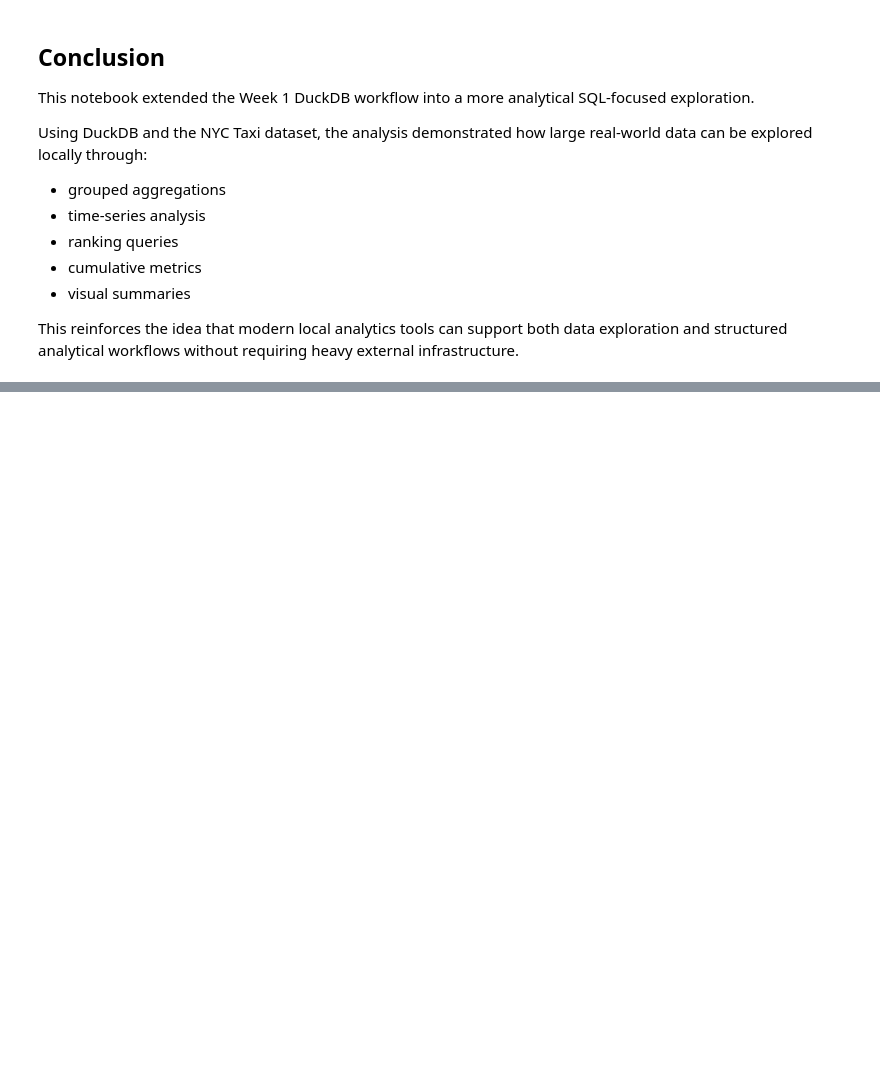
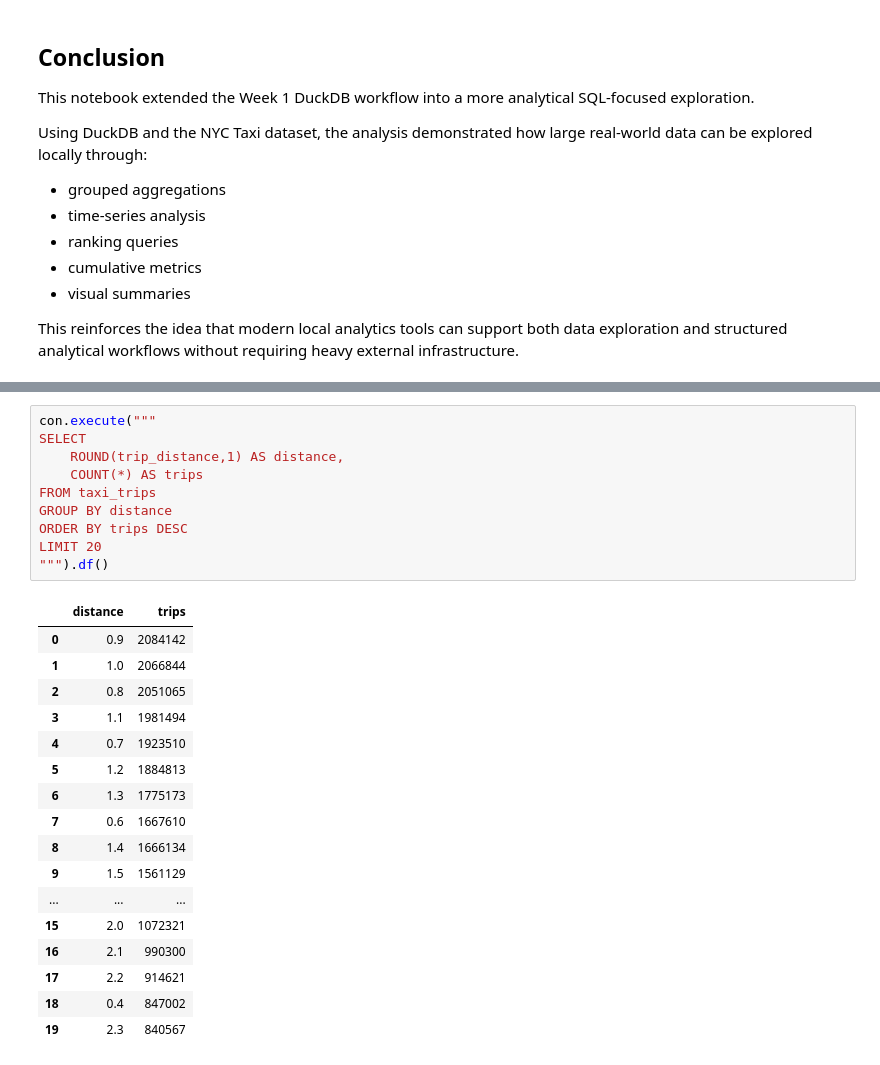
Before and after one commit to Senseijay44/nyc-taxi-analysis, a Jupyter notebook: notebooks/02_analytical_sql_patterns.ipynb, the cells around one changed output, grey strips where cells are left out. Saved outputs shown, nothing was run; the diff lists cells and outputs as text; blank space fills up the shorter version.

```diff
--- a/notebooks/02_analytical_sql_patterns.ipynb
+++ b/notebooks/02_analytical_sql_patterns.ipynb
@@ -491,0 +542,28 @@ This reinforces the idea that modern local analytics tools can support both data
+# %%
+con.execute("""
+SELECT
+    ROUND(trip_distance,1) AS distance,
+    COUNT(*) AS trips
+FROM taxi_trips
+GROUP BY distance
+ORDER BY trips DESC
+LIMIT 20
+""").df()
+# %% [output]
+|  | distance | trips |
+| 0 | 0.9 | 2084142 |
+| 1 | 1.0 | 2066844 |
+| 2 | 0.8 | 2051065 |
+| 3 | 1.1 | 1981494 |
+| 4 | 0.7 | 1923510 |
+| 5 | 1.2 | 1884813 |
+| 6 | 1.3 | 1775173 |
+| 7 | 0.6 | 1667610 |
+| 8 | 1.4 | 1666134 |
+| 9 | 1.5 | 1561129 |
+| ... | ... | ... |
+| 15 | 2.0 | 1072321 |
+| 16 | 2.1 | 990300 |
+| 17 | 2.2 | 914621 |
+| 18 | 0.4 | 847002 |
+| 19 | 2.3 | 840567 |
```
Also changed, not shown: parts of 2 cells of this notebook.
